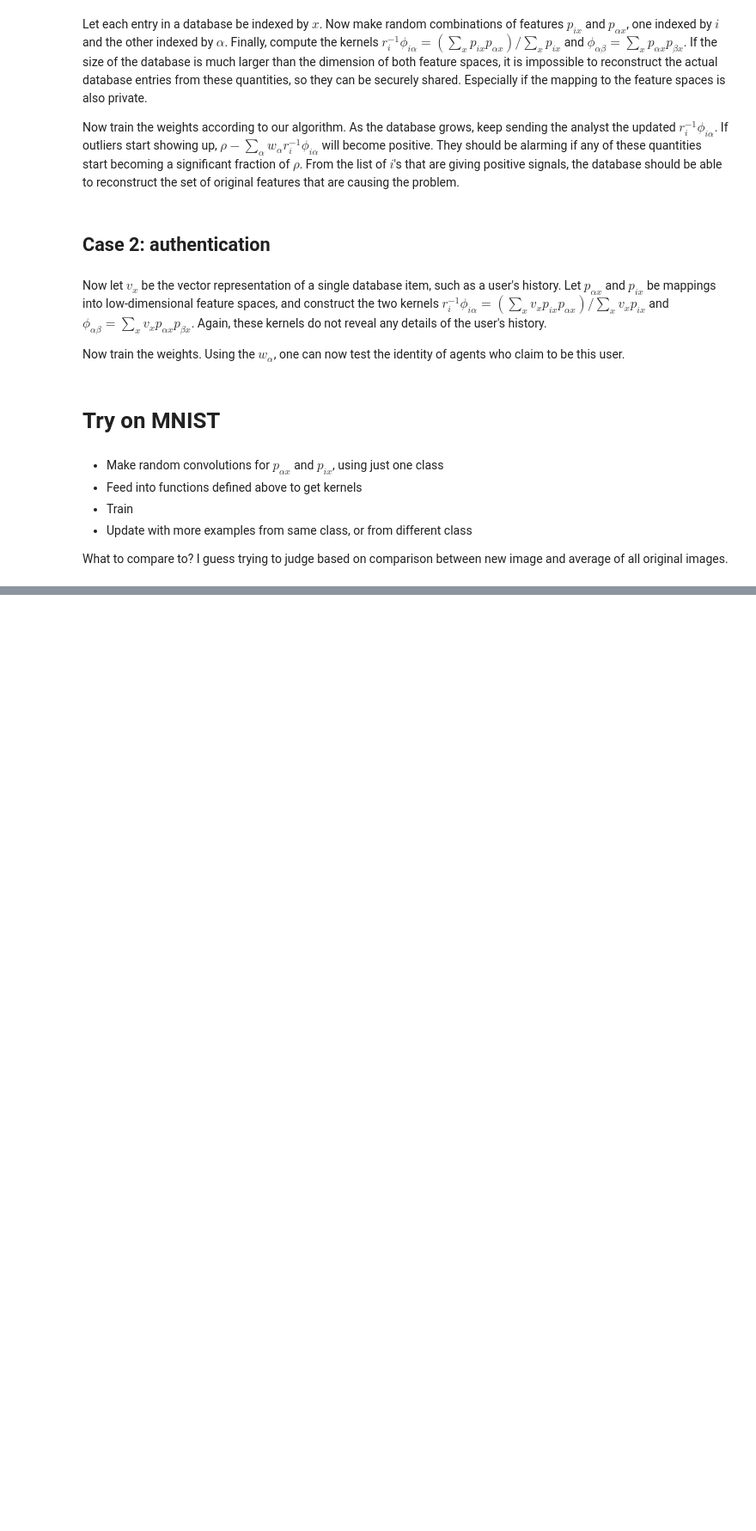
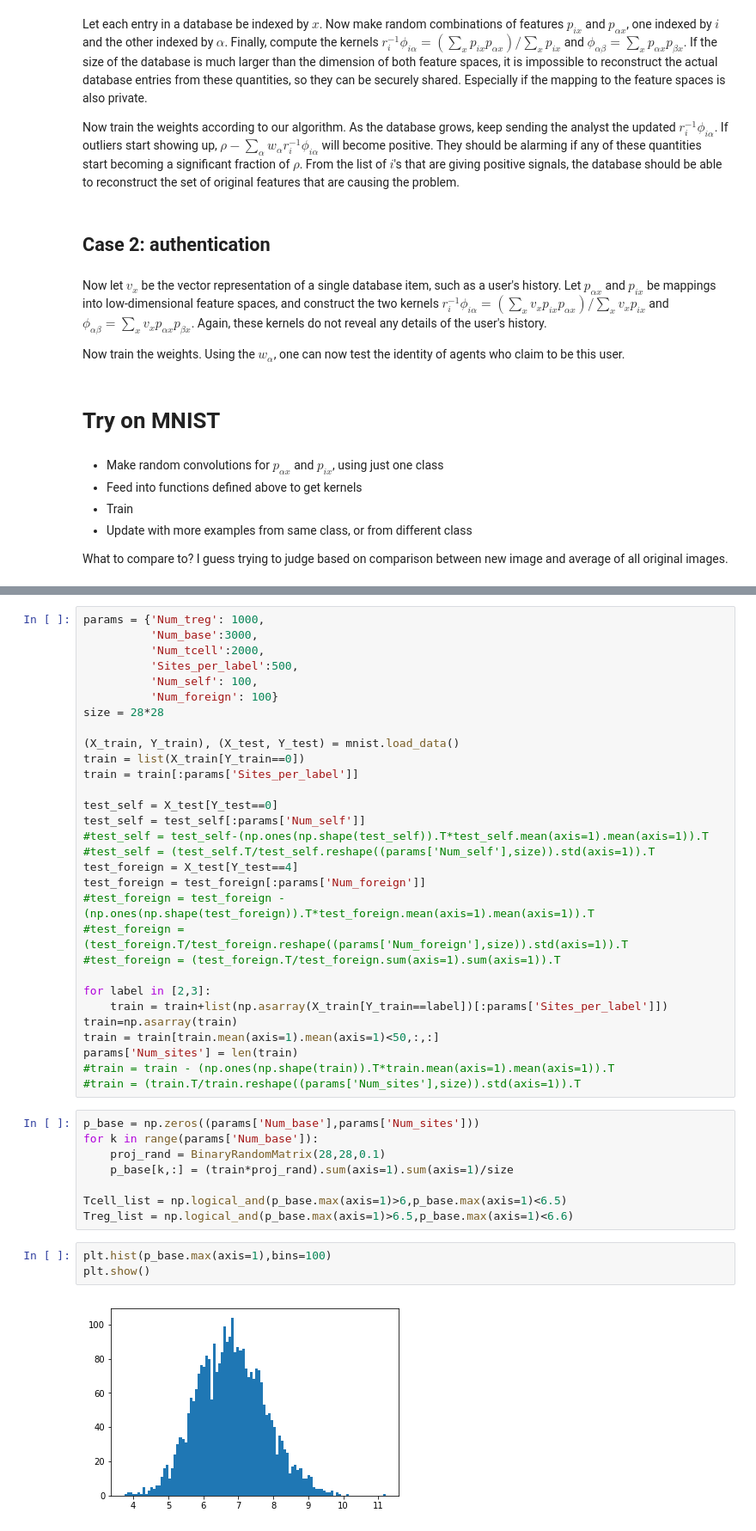
Before and after one commit to Ninjaneer32/immune-svm, a Jupyter notebook: scripts/Testing.ipynb, the cells around one changed output, grey strips where cells are left out. Shown at 86% size. Drawn from its saved outputs; the diff is of its cells as text; blank space fills up the shorter version.

```diff
--- a/scripts/Testing.ipynb
+++ b/scripts/Testing.ipynb
@@ -496,0 +429,43 @@ plt.show()
+# %%
+params = {'Num_treg': 1000,
+          'Num_base':3000,
+          'Num_tcell':2000,
+          'Sites_per_label':500,
+          'Num_self': 100,
+          'Num_foreign': 100}
+size = 28*28
+
+(X_train, Y_train), (X_test, Y_test) = mnist.load_data()
+train = list(X_train[Y_train==0])
+train = train[:params['Sites_per_label']]
+
+test_self = X_test[Y_test==0]
+test_self = test_self[:params['Num_self']]
+#test_self = test_self-(np.ones(np.shape(test_self)).T*test_self.mean(axis=1).mean(axis=1)).T
+#test_self = (test_self.T/test_self.reshape((params['Num_self'],size)).std(axis=1)).T
+test_foreign = X_test[Y_test==4]
+test_foreign = test_foreign[:params['Num_foreign']]
+#test_foreign = test_foreign - (np.ones(np.shape(test_foreign)).T*test_foreign.mean(axis=1).mean(axis=1)).T
+#test_foreign = (test_foreign.T/test_foreign.reshape((params['Num_foreign'],size)).std(axis=1)).T
+#test_foreign = (test_foreign.T/test_foreign.sum(axis=1).sum(axis=1)).T
+
+for label in [2,3]:
+    train = train+list(np.asarray(X_train[Y_train==label])[:params['Sites_per_label']])
+train=np.asarray(train)
+train = train[train.mean(axis=1).mean(axis=1)<50,:,:]
+params['Num_sites'] = len(train)
+#train = train - (np.ones(np.shape(train)).T*train.mean(axis=1).mean(axis=1)).T
+#train = (train.T/train.reshape((params['Num_sites'],size)).std(axis=1)).T
+# %%
+p_base = np.zeros((params['Num_base'],params['Num_sites']))
+for k in range(params['Num_base']):
+    proj_rand = BinaryRandomMatrix(28,28,0.1)
+    p_base[k,:] = (train*proj_rand).sum(axis=1).sum(axis=1)/size
+
+Tcell_list = np.logical_and(p_base.max(axis=1)>6,p_base.max(axis=1)<6.5)
+Treg_list = np.logical_and(p_base.max(axis=1)>6.5,p_base.max(axis=1)<6.6)
+# %%
+plt.hist(p_base.max(axis=1),bins=100)
+plt.show()
+# %% [output]
+[figure, added]
```
Also changed, not shown: parts of 13 cells of this notebook.
